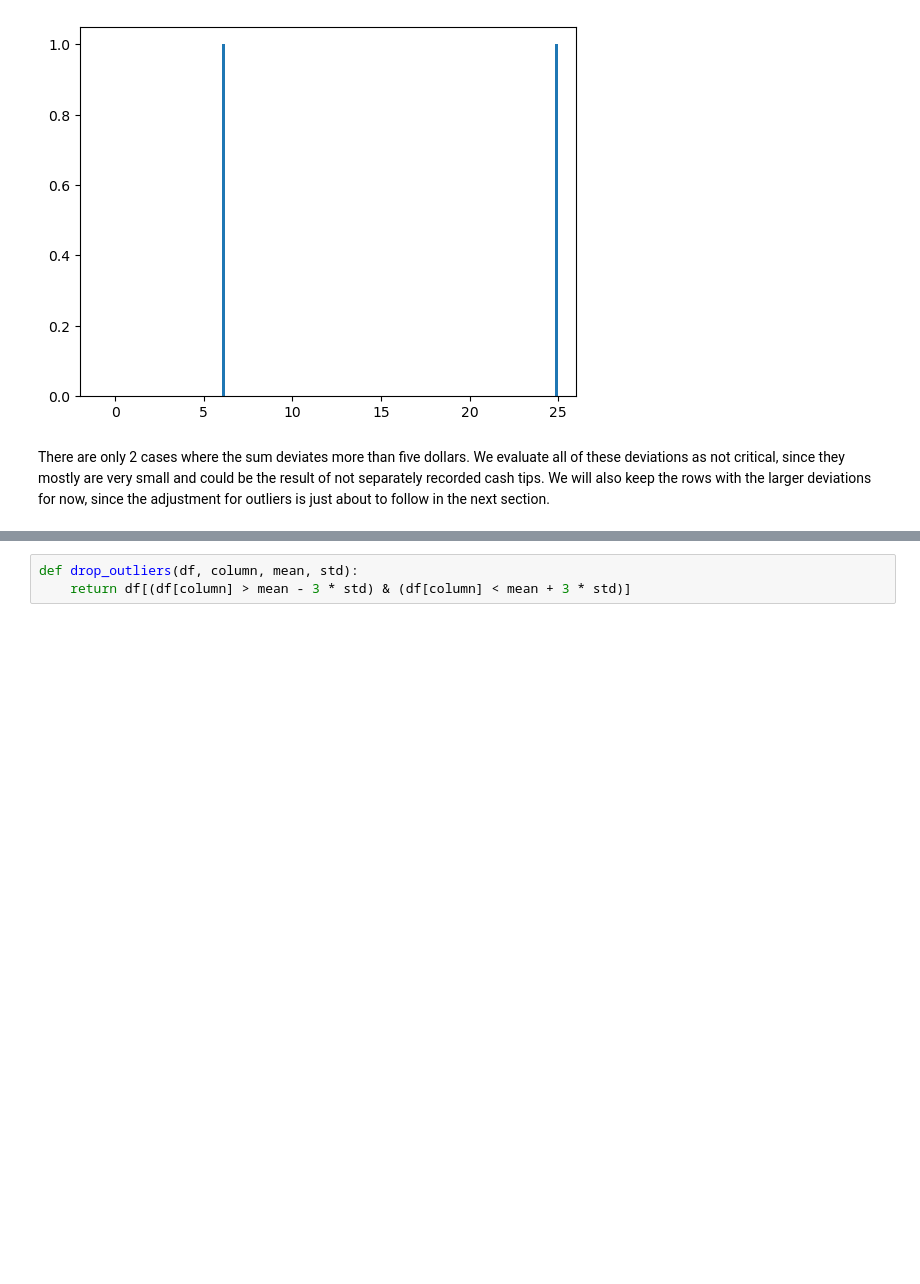
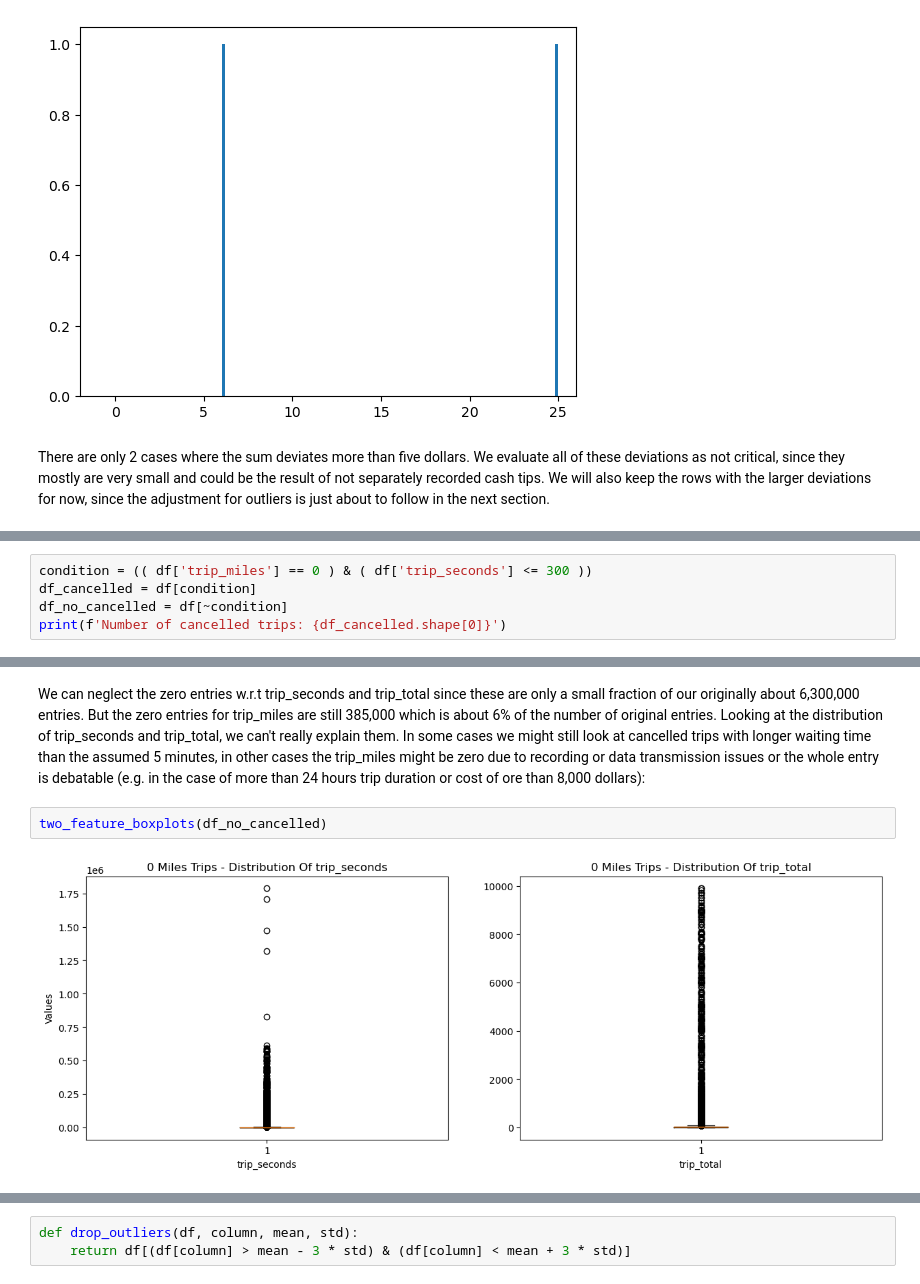
Before and after one commit to madxox/AAA_Teamassignment, a Jupyter notebook: 01_preparation_taxidata_jl.ipynb, the cells around one changed output, grey strips where cells are left out. Saved outputs shown, nothing was run; the diff lists cells and outputs as text; blank space fills up the shorter version.

```diff
--- a/01_preparation_taxidata_jl.ipynb
+++ b/01_preparation_taxidata_jl.ipynb
@@ -345,0 +458,5 @@ df_outliers = df
+# %%
+condition = (( df['trip_miles'] == 0 ) & ( df['trip_seconds'] <= 300 ))
+df_cancelled = df[condition]
+df_no_cancelled = df[~condition]
+print(f'Number of cancelled trips: {df_cancelled.shape[0]}')
@@ -345,0 +475,6 @@ df_outliers = df
+# %% [markdown]
+We can neglect the zero entries w.r.t trip_seconds and trip_total since these are only a small fraction of our originally about 6,300,000 entries. But the zero entries for trip_miles are still 385,000 which is about 6% of the number of original entries. Looking at the distribution of trip_seconds and trip_total, we can't really explain them. In some cases we might still look at cancelled trips with longer waiting time than the assumed 5 minutes, in other cases the trip_miles might be zero due to recording or data transmission issues or the whole entry is debatable (e.g. in the case of more than 24 hours trip duration or cost of ore than 8,000 dollars):
+# %%
+two_feature_boxplots(df_no_cancelled)
+# %% [output]
+[figure, added]
```
Also changed, not shown: parts of 83 cells of this notebook, 3 other files.
